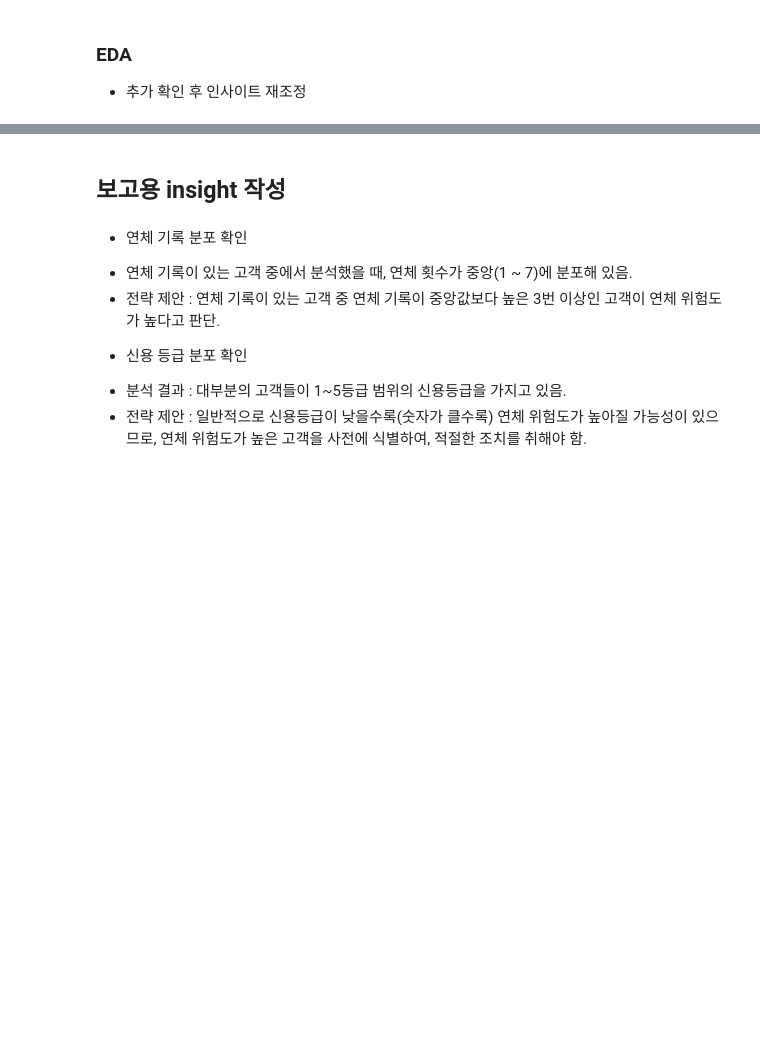
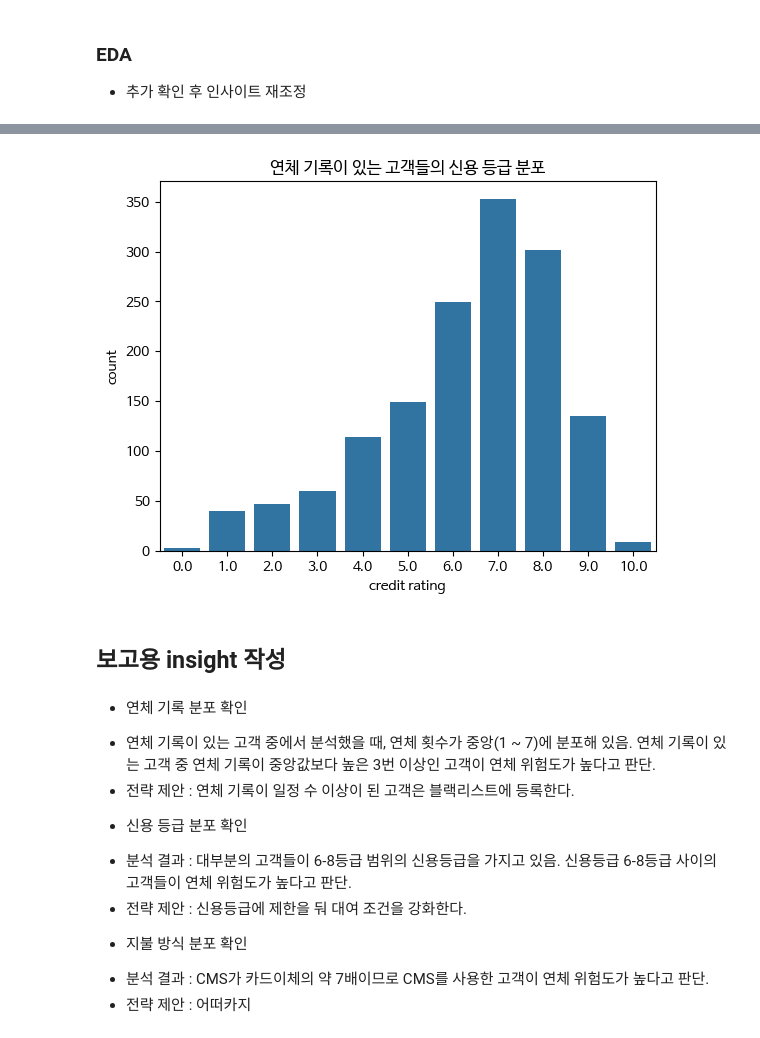
Before and after one commit to btg1631/study_data_analytics, a Jupyter notebook: docs/quests/EDAs/EDA_LetalCarOfContractType.ipynb, the cells around one changed output, grey strips where cells are left out. Drawn from its saved outputs; the diff is of its cells as text; code cells hidden in the pictures; blank space fills up the shorter version.

```diff
--- a/docs/quests/EDAs/EDA_LetalCarOfContractType.ipynb
+++ b/docs/quests/EDAs/EDA_LetalCarOfContractType.ipynb
@@ -133,10 +167,20 @@ sns.barplot(data=df_LCOCT, x='overdue_count', y='age')
+# %%
+sns.countplot(data=df_is_overdue, x='credit rating')
+plt.title("연체 기록이 있는 고객들의 신용 등급 분포")
+plt.show()
+# %% [output]
+[figure, added]
 # %% [markdown]
 ## 보고용 insight 작성
 # %% [markdown]
 - 연체 기록 분포 확인
- + 연체 기록이 있는 고객 중에서 분석했을 때, 연체 횟수가 중앙(1 ~ 7)에 분포해 있음.
- + 전략 제안 : 연체 기록이 있는 고객 중 연체 기록이 중앙값보다 높은 3번 이상인 고객이 연체 위험도가 높다고 판단.
+ + 연체 기록이 있는 고객 중에서 분석했을 때, 연체 횟수가 중앙(1 ~ 7)에 분포해 있음. 연체 기록이 있는 고객 중 연체 기록이 중앙값보다 높은 3번 이상인 고객이 연체 위험도가 높다고 판단.
+ + 전략 제안 : 연체 기록이 일정 수 이상이 된 고객은 블랙리스트에 등록한다.
 
 - 신용 등급 분포 확인
- + 분석 결과 : 대부분의 고객들이 1~5등급 범위의 신용등급을 가지고 있음.
- + 전략 제안 : 일반적으로 신용등급이 낮을수록(숫자가 클수록) 연체 위험도가 높아질 가능성이 있으므로, 연체 위험도가 높은 고객을 사전에 식별하여, 적절한 조치를 취해야 함.
+ + 분석 결과 : 대부분의 고객들이 6-8등급 범위의 신용등급을 가지고 있음. 신용등급 6-8등급 사이의 고객들이 연체 위험도가 높다고 판단.
+ + 전략 제안 : 신용등급에 제한을 둬 대여 조건을 강화한다.
+
+- 지불 방식 분포 확인
+ + 분석 결과 : CMS가 카드이체의 약 7배이므로 CMS를 사용한 고객이 연체 위험도가 높다고 판단.
+ + 전략 제안 : 어떠카지
```
Also changed, not shown: parts of 14 cells of this notebook.
